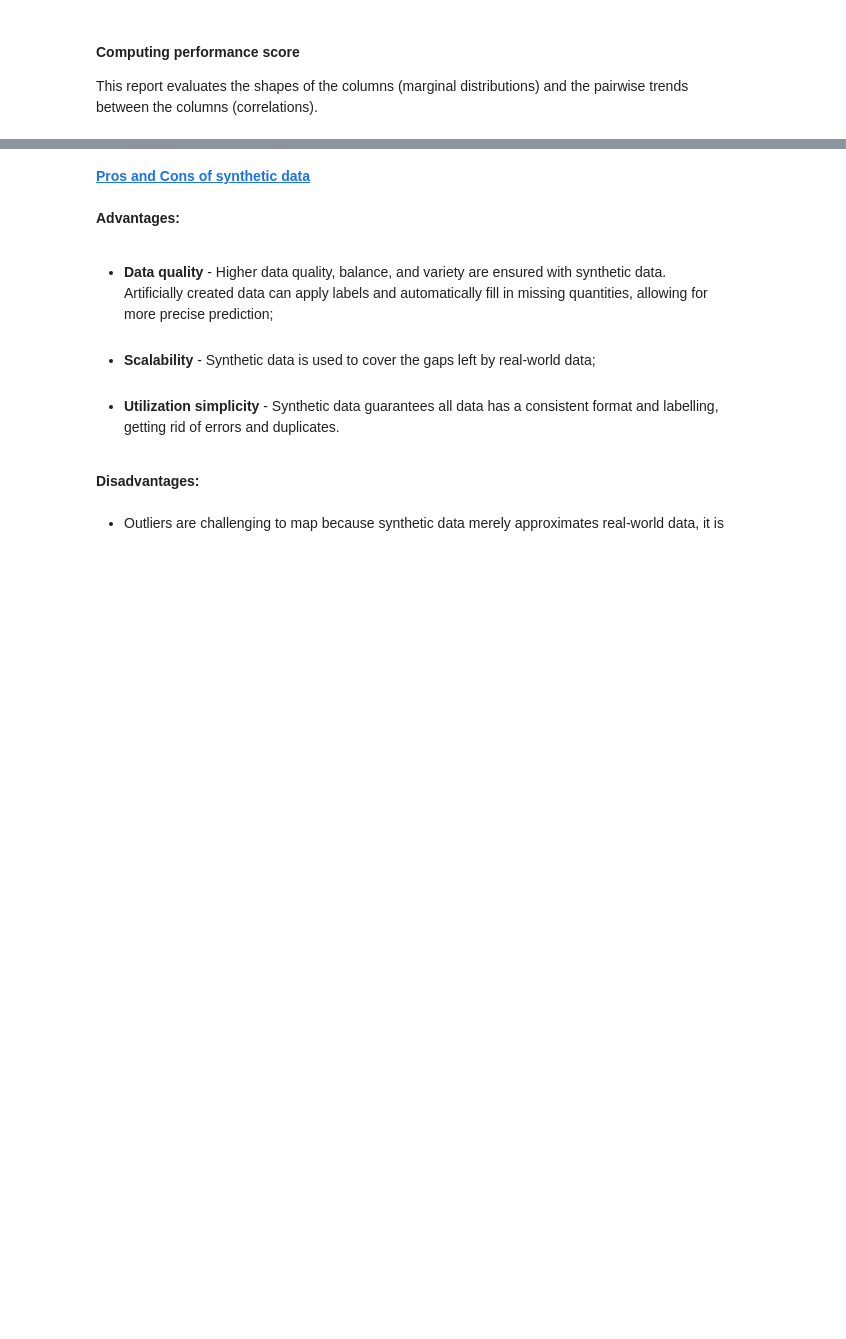
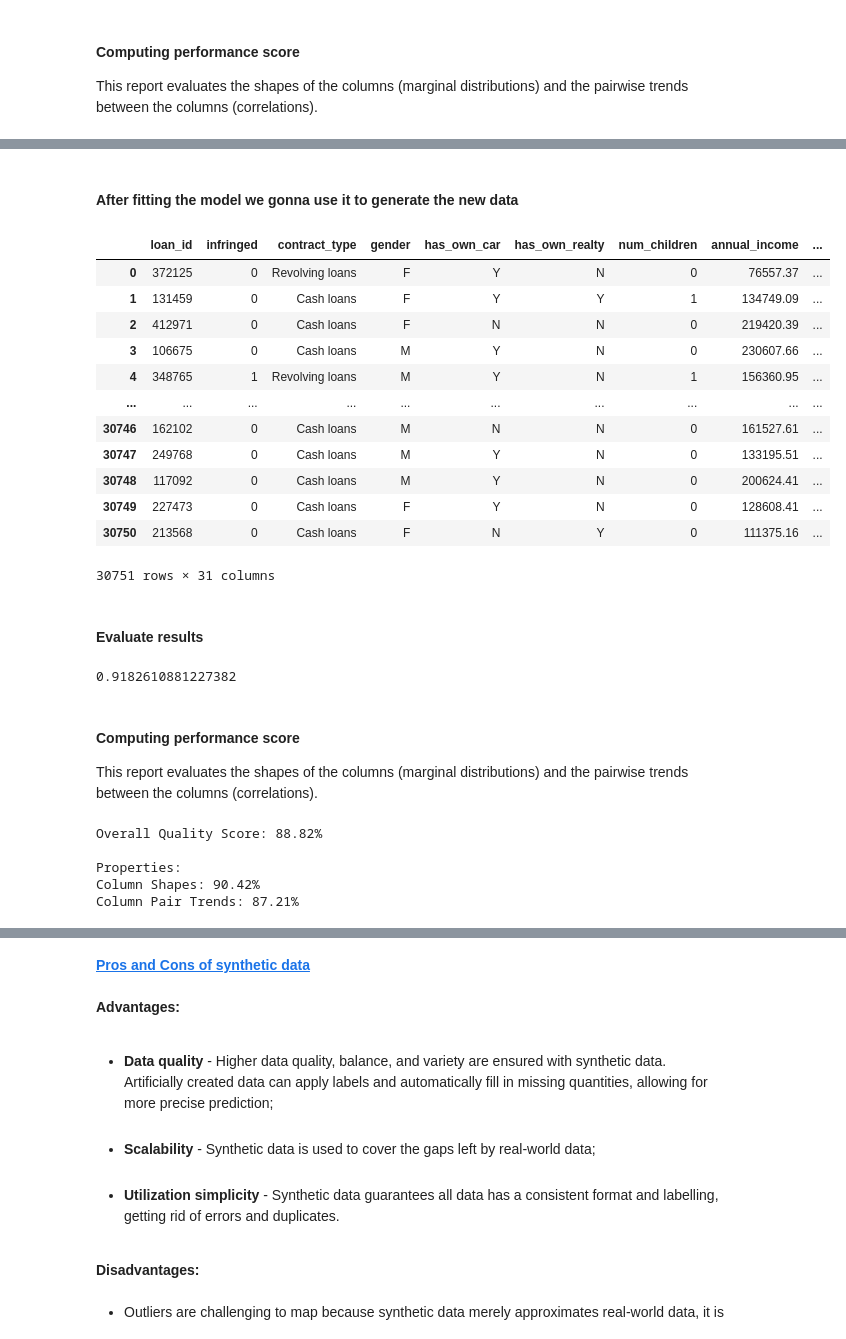
Before and after one commit to PugtgYosuky/SP-Project, a Jupyter notebook: src/controlER/sintetic_data.ipynb, the cells around one changed output, grey strips where cells are left out. Drawn from its saved outputs; the diff is of its cells as text; code cells hidden in the pictures; blank space fills up the shorter version.

```diff
--- a/src/controlER/sintetic_data.ipynb
+++ b/src/controlER/sintetic_data.ipynb
@@ -160,0 +267,4 @@ report.get_visualization(property_name='Column Pair Trends')
+# %%
+%%time
+model = CopulaGAN(epochs=15, generator_dim=(256, 256), discriminator_dim=(256, 256), verbose=True)
+model.fit(data)
@@ -160,0 +287,20 @@ report.get_visualization(property_name='Column Pair Trends')
+# %% [markdown]
+<h4>After fitting the model we gonna use it to generate the new data</h4>
+# %%
+%%time
+synthetic_data = model.sample(num_rows=data.shape[0])
+synthetic_data
+# %% [output]
+|  | loan_id | infringed | contract_type | gender | has_own_car | has_own_realty | num_children | annual_income | ... |
+| 0 | 372125 | 0 | Revolving loans | F | Y | N | 0 | 76557.37 | ... |
+| 1 | 131459 | 0 | Cash loans | F | Y | Y | 1 | 134749.09 | ... |
+| 2 | 412971 | 0 | Cash loans | F | N | N | 0 | 219420.39 | ... |
+| 3 | 106675 | 0 | Cash loans | M | Y | N | 0 | 230607.66 | ... |
+| 4 | 348765 | 1 | Revolving loans | M | Y | N | 1 | 156360.95 | ... |
+| ... | ... | ... | ... | ... | ... | ... | ... | ... | ... |
+| 30746 | 162102 | 0 | Cash loans | M | N | N | 0 | 161527.61 | ... |
+| 30747 | 249768 | 0 | Cash loans | M | Y | N | 0 | 133195.51 | ... |
+| 30748 | 117092 | 0 | Cash loans | M | Y | N | 0 | 200624.41 | ... |
+| 30749 | 227473 | 0 | Cash loans | F | Y | N | 0 | 128608.41 | ... |
+| 30750 | 213568 | 0 | Cash loans | F | N | Y | 0 | 111375.16 | ... |
+30751 rows × 31 columns
@@ -160,0 +310,21 @@ report.get_visualization(property_name='Column Pair Trends')
+# %% [markdown]
+#### Evaluate results
+# %%
+model_score = evaluate(synthetic_data, data)
+model_score
+# %% [output]
+0.9182610881227382
+# %% [markdown]
+<h4>Computing performance score</h4>
+
+This report evaluates the shapes of the columns (marginal distributions) and the pairwise trends between the columns (correlations).
+# %%
+report = QualityReport()
+
+report.generate(data, synthetic_data,model.get_metadata().to_dict())
+# %% [output]
+Overall Quality Score: 88.82%
+
+Properties:
+Column Shapes: 90.42%
+Column Pair Trends: 87.21%
```
Also changed, not shown: parts of 37 cells of this notebook.
